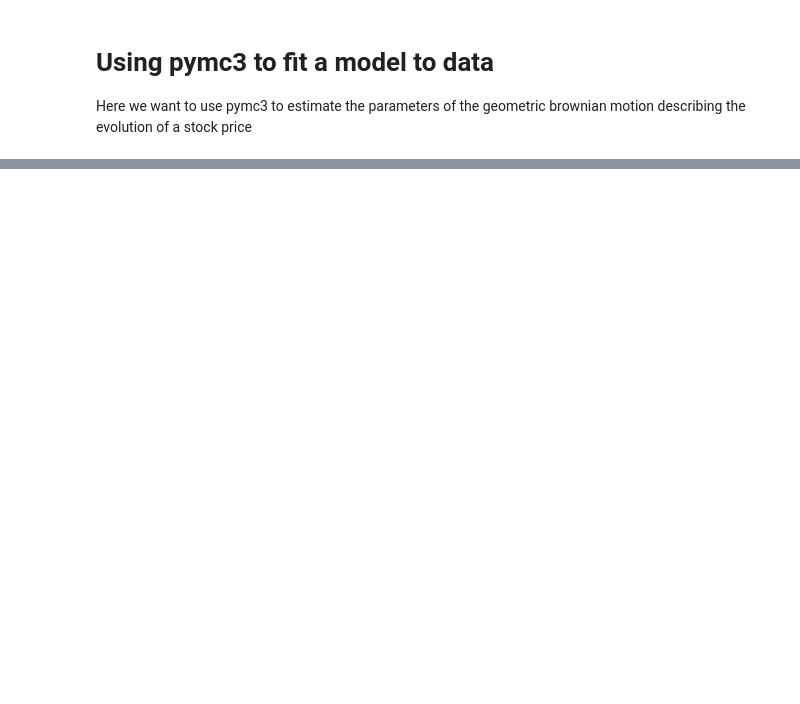
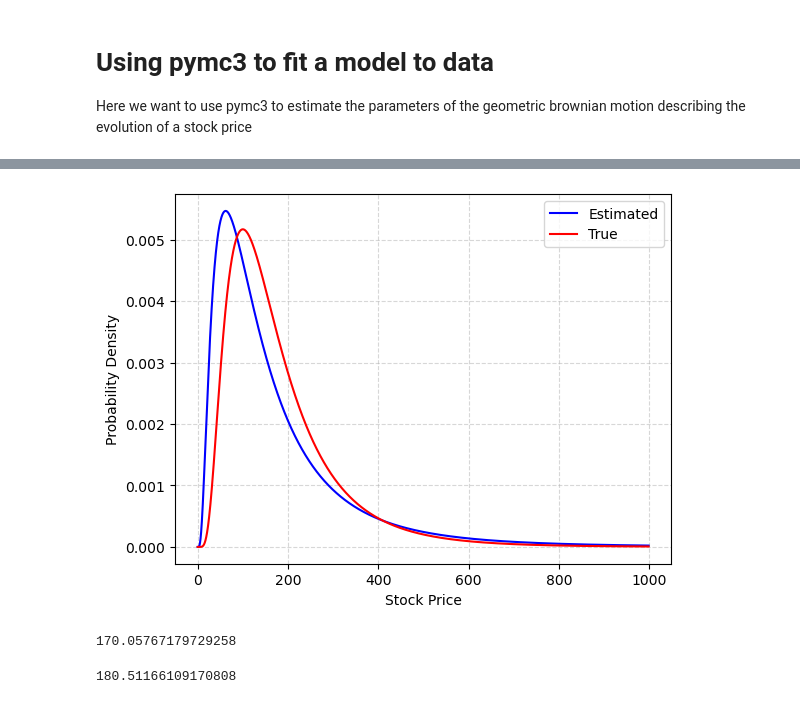
Before and after one commit to mikeal888/Hedging_API, a Jupyter notebook: fitting.ipynb, the cells around one changed output, grey strips where cells are left out. Drawn from its saved outputs; the diff is of its cells as text; code cells hidden in the pictures; blank space fills up the shorter version.

Commit message:
reconstructing distributions using estimates

```diff
--- a/fitting.ipynb
+++ b/fitting.ipynb
@@ -140,0 +155,10 @@ sigma: 0.196 +/- 0.004 (error: 0.022)
+# %%
+# get probabilities of mu histogram
+dmu = 0.01
+dsigma = 0.01
+mus = np.arange(mu_mean - 4 * mu_std, mu_mean + 4 * mu_std, dmu)
+sigmas = np.arange(sigma_mean - 4 * sigma_std, sigma_mean + 4 * sigma_std, dsigma)
+
+# get normal distribution for mu
+mu_pdf = stats.norm.pdf(mus, mu_mean, mu_std)
+sigma_pdf = stats.norm.pdf(sigmas, sigma_mean, sigma_std)
@@ -140,0 +172,31 @@ sigma: 0.196 +/- 0.004 (error: 0.022)
+# %%
+ds = 0.1
+s = np.arange(0.01, t[-1]*S0, ds)
+
+
+pdfs = np.zeros((len(mus), len(sigmas), len(s)))
+for i, mu in enumerate(mus):
+    for j, sigma in enumerate(sigmas):
+        pdfs[i, j, :] = stock_pdf(s, S0, t[-1], mu, sigma) * mu_pdf[i] * sigma_pdf[j]
+
+# sum over mu and sigma
+estimated_pdf = np.sum(pdfs, axis=(0, 1))*dmu*dsigma
+# %%
+# Plot the estimated stock price distribution
+plt.plot(s, estimated_pdf, color='b', label='Estimated')
+plt.plot(s, true_pdf, color='r', label='True')
+plt.xlabel("Stock Price")
+plt.ylabel("Probability Density")
+plt.legend()
+plt.grid(linestyle='--', alpha=0.5)
+plt.show()
+# %% [output]
+[figure, added]
+# %%
+np.sum(estimated_pdf*s)*ds
+# %% [output]
+170.05767179729258
+# %%
+np.sum(true_pdf*s)*ds
+# %% [output]
+180.51166109170808
```
Also changed, not shown: parts of 8 cells of this notebook.
